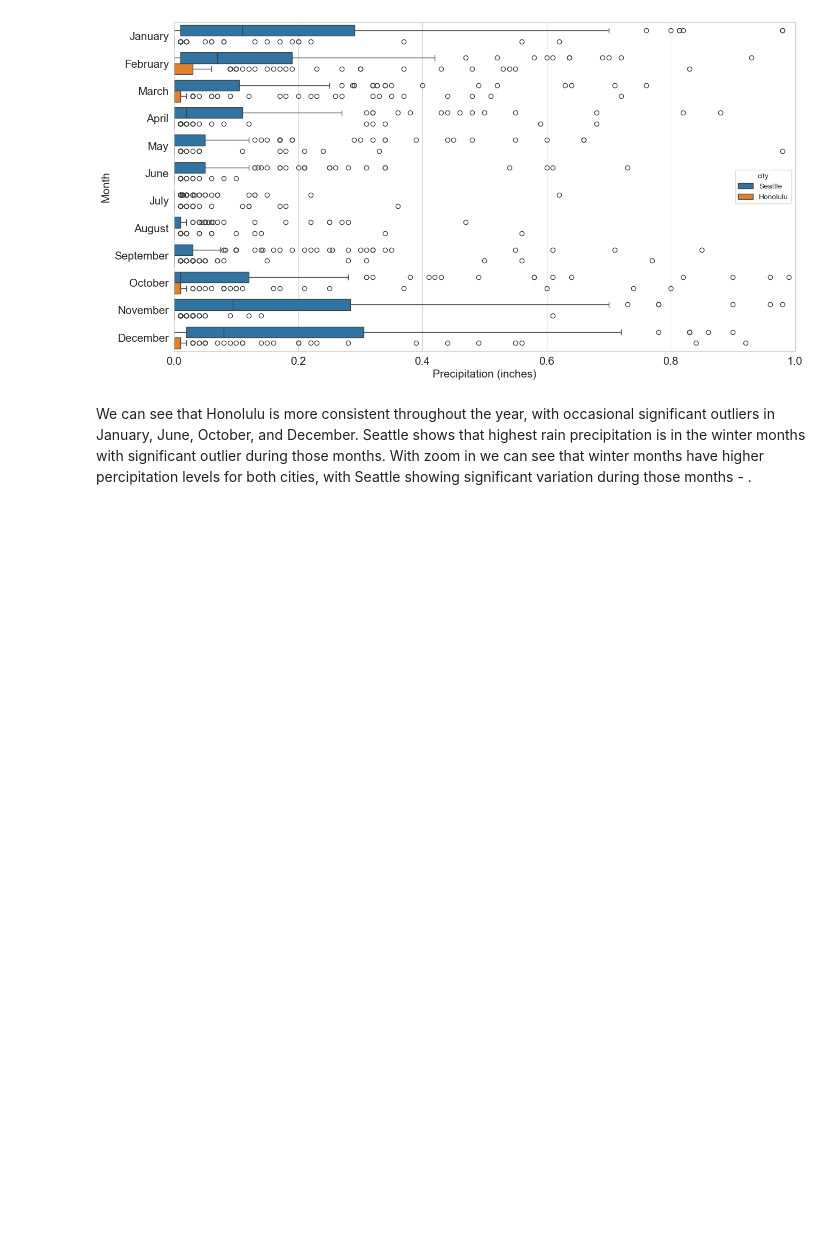
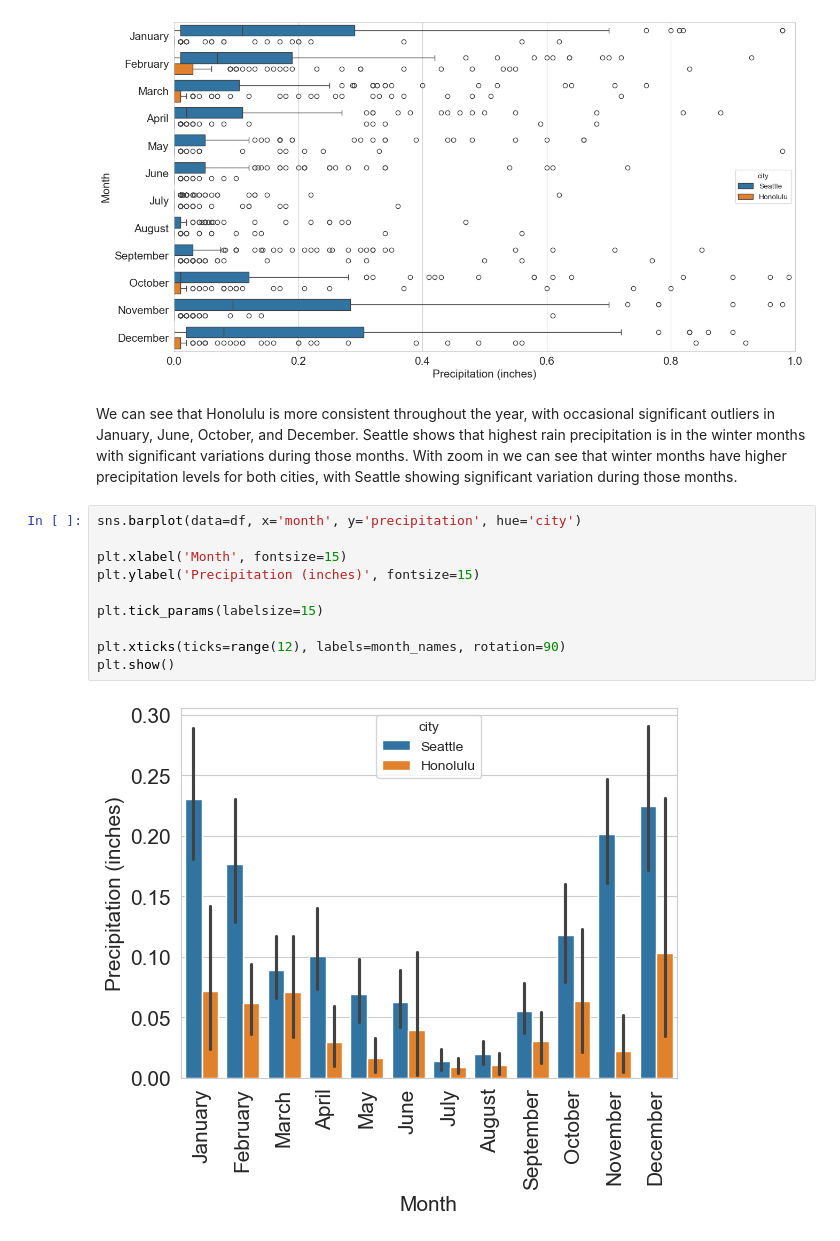
Before and after one commit to JLichwa80/weather, a Jupyter notebook: code/Weather_Data_Analysis.ipynb, the cells around one changed output. Drawn from its saved outputs; the diff is of its cells as text; blank space fills up the shorter version.

```diff
--- a/code/Weather_Data_Analysis.ipynb
+++ b/code/Weather_Data_Analysis.ipynb
@@ -154,4 +155,16 @@ plt.show()
 # %% [output]
 [figure]
 # %% [markdown]
-We can see that Honolulu is more consistent throughout the year, with occasional significant outliers in January, June, October, and December. Seattle shows that highest rain precipitation is in the winter months with significant outlier during those months. With zoom in we can see that winter months have higher percipitation levels for both cities, with Seattle showing significant variation during those months - .
+We can see that Honolulu is more consistent throughout the year, with occasional significant outliers in January, June, October, and December. Seattle shows that highest rain precipitation is in the winter months with significant variations during those months. With zoom in we can see that winter months have higher precipitation levels for both cities, with Seattle showing significant variation during those months.
+# %%
+sns.barplot(data=df, x='month', y='precipitation', hue='city')
+
+plt.xlabel('Month', fontsize=15)
+plt.ylabel('Precipitation (inches)', fontsize=15)
+
+plt.tick_params(labelsize=15)
+
+plt.xticks(ticks=range(12), labels=month_names, rotation=90)
+plt.show()
+# %% [output]
+[figure, added]
```
Also changed, not shown: parts of 7 cells of this notebook.
